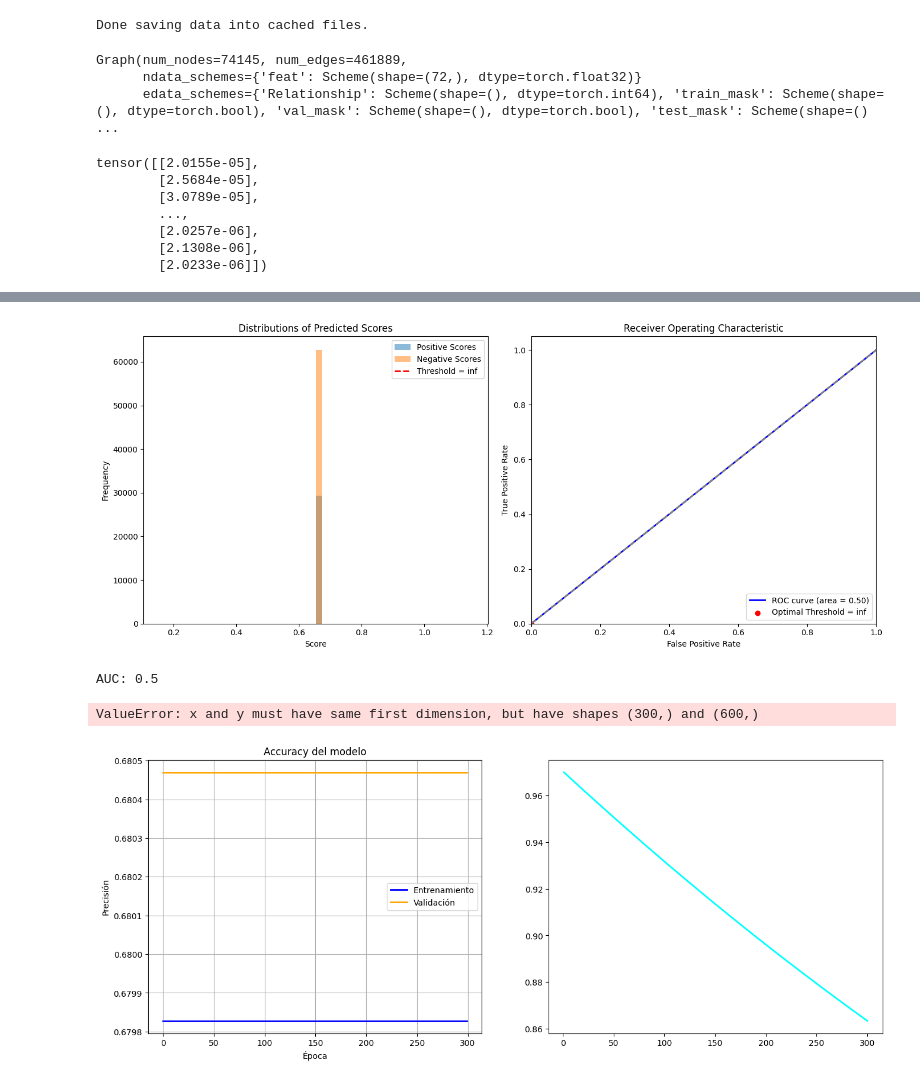
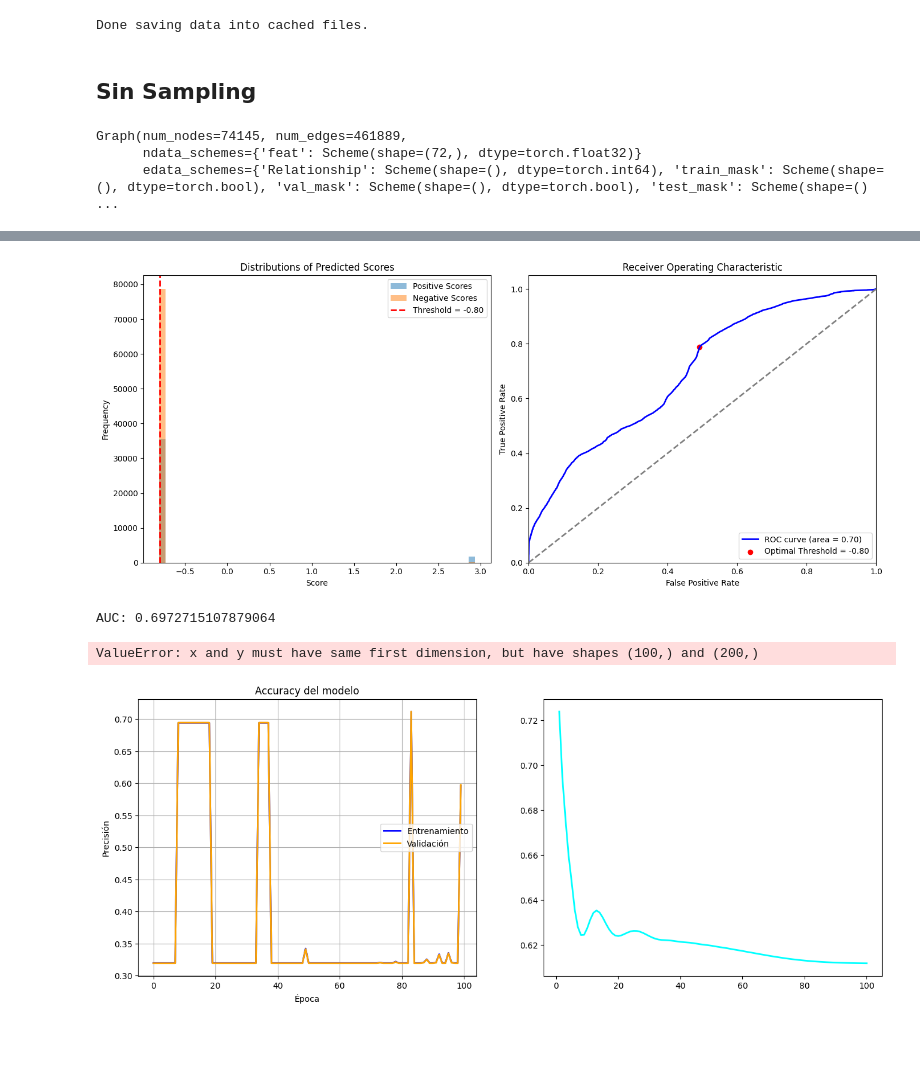
Before and after one commit to valesteban/TESIS, a Jupyter notebook: trainingBinaryClass.ipynb, the cells around one changed output, grey strips where cells are left out. Saved outputs shown, nothing was run; the diff lists cells and outputs as text; code cells hidden in the pictures; blank space fills up the shorter version.

```diff
--- a/trainingBinaryClass.ipynb
+++ b/trainingBinaryClass.ipynb
@@ -1473,6 +1479,8 @@ gnn.split_dataset_edges(0.6)
 labels = gnn.dgl_graph.edata["Relationship"].float()
 # %% [output]
 Done saving data into cached files.
+# %% [markdown]
+## Sin Sampling
 # %%
 gnn.dgl_graph
 # %% [output]
@@ -1503,19 +1511,14 @@ def compute_pagerank(g):
 pv = compute_pagerank(gnn.dgl_graph)
 gnn.dgl_graph.ndata["h"] = pv  # Inicializa características del nodo
 
-print(gnn.dgl_graph.ndata["pv"])
+# print(gnn.dgl_graph.ndata["pv"])
-# %% [output]
-tensor([[2.0155e-05],
-        [2.5684e-05],
-        [3.0789e-05],
-        ...,
-        [2.0257e-06],
-        [2.1308e-06],
-        [2.0233e-06]])
 # %%
 # ----------- 3. Defina MLP predictor and Optimizer -------------- #
-pred = MLPPredictor(1,1)
-optimizer = torch.optim.Adam( pred.parameters(), lr=0.001)
+# pred = MLPPredictor(1,1)
+# optimizer = torch.optim.Adam( pred.parameters(), lr=0.06)
+model = GraphSAGE(gnn.dgl_graph.ndata["pv"].shape[1], 16, 8)
+pred = MLPPredictor(8,1)
+optimizer = torch.optim.Adam(itertools.chain(model.parameters(), pred.parameters()), lr=0.007)
 
 # ----------- 4. Traing Loop -------------- #
 model_complexity = []
@@ -1527,9 +1530,11 @@ train_error = []
 val_error = []
 
 
-for epoch in range(300):
+for epoch in range(100):
     pred.train()
-    logits =  pred(gnn.dgl_graph, gnn.dgl_graph.ndata["h"])
+    h = model(gnn.dgl_graph, gnn.dgl_graph.ndata['pv'])
+    # logits =  pred(gnn.dgl_graph, gnn.dgl_graph.ndata["pv"])
+    logits =  pred(gnn.dgl_graph, h)
 
     # Calculo pérdida --------------------------------------------------------
     # Calcular la pérdida en el conjunto de entrenamiento --------------------
@@ -1598,7 +1596,7 @@ In epoch 290, train loss: 0.8662189245223999
-[figure, old version]
+[figure, new version]
-AUC: 0.5
+AUC: 0.6972715107879064
-ValueError: x and y must have same first dimension, but have shapes (300,) and (600,)
+ValueError: x and y must have same first dimension, but have shapes (100,) and (200,)
-[figure, old version]
+[figure, new version]
 # %%
 # ----------- 6. Calcular métricas -------------- #
 
```
Also changed, not shown: parts of 18 cells of this notebook.
